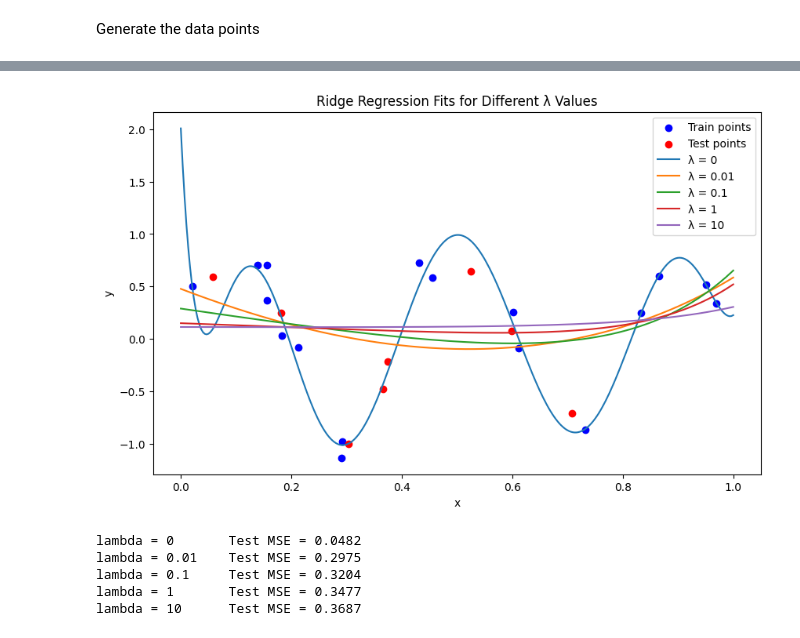
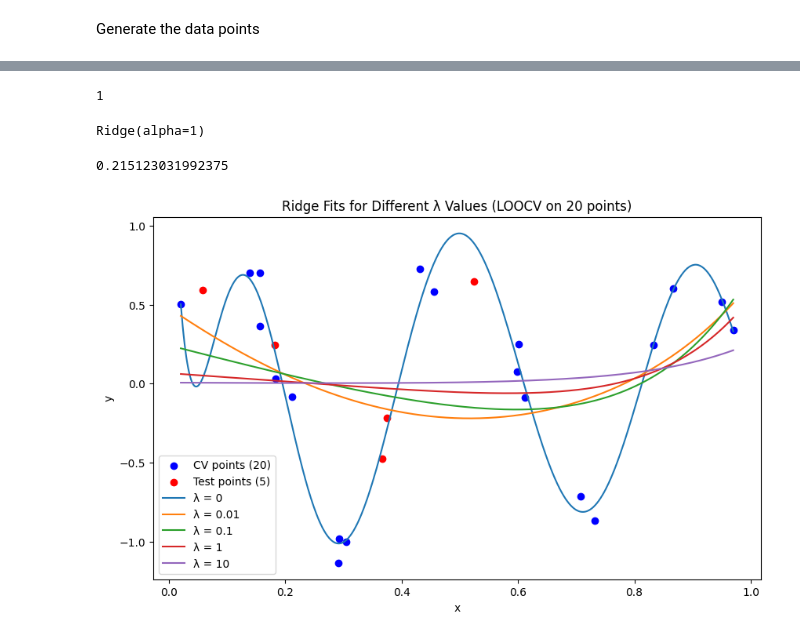
Before and after one commit to Ahmad-K-Hamdan/Assignment-2, a Jupyter notebook: main.ipynb, the cells around one changed output, grey strips where cells are left out. Saved outputs shown, nothing was run; the diff lists cells and outputs as text; code cells hidden in the pictures.

Commit message:
Trying out LOOCV

```diff
--- a/main.ipynb
+++ b/main.ipynb
@@ -20,8 +20,8 @@ eps = np.random.uniform(-0.3, 0.3, n)
 y = np.sin(5 * np.pi * x) + eps
 X = np.column_stack([x**k for k in range(degree + 1)])
 
-X_train, X_test, y_train, y_test, x_train, x_test = train_test_split(
-    X, y, x, test_size=0.3, random_state=2)
+X_temp, X_test, y_temp, y_test, x_temp, x_test = train_test_split(
+    X, y, x, test_size=5, random_state=2)
 
-X_train.shape, X_test.shape
+X_temp.shape, X_test.shape
 # %% [output]
@@ -42,31 +62,43 @@ for lam in lambdas:
+# %%
+best_lambda = min(cv_errors, key=cv_errors.get)
+best_lambda
+# %% [output]
+1
+# %%
+final_model = Ridge(alpha=best_lambda)
+final_model.fit(X_cv, y_cv)
+# %% [output]
+Ridge(alpha=1)
+# %%
+y_pred_test = final_model.predict(X_test)
+test_mse = mean_squared_error(y_test, y_pred_test)
+test_mse
+# %% [output]
+0.215123031992375
 # %%
 plt.figure(figsize=(10,6))
 
-# Scatter true train and test points
-plt.scatter(x_train, y_train, label="Train points", color='blue')
-plt.scatter(x_test, y_test, label="Test points", color='red')
+# plot train (20 points) and test (5 points)
+plt.scatter(x_cv, y_cv, color='blue', label='CV points (20)')
+plt.scatter(x_test, y_test, color='red', label='Test points (5)')
 
-grid = np.linspace(0, 1, 300)
+# grid for curves
+grid = np.linspace(x.min(), x.max(), 600)
+X_grid = np.column_stack([grid**k for k in range(degree + 1)])
 
+# plot all λ curves
+lambdas = [0, 0.01, 0.1, 1, 10]
+# lambdas = [1]
 for lam in lambdas:
-    plt.plot(grid, y_preds[lam], label=f"λ = {lam}")
+    model = Ridge(alpha=lam)
+    model.fit(X_cv, y_cv)
+    y_pred_grid = model.predict(X_grid)
+    plt.plot(grid, y_pred_grid, label=f"λ = {lam}")
 
-plt.legend()
-plt.title("Ridge Regression Fits for Different λ Values")
+plt.title("Ridge Fits for Different λ Values (LOOCV on 20 points)")
 plt.xlabel("x")
 plt.ylabel("y")
+plt.legend()
 plt.show()
 # %% [output]
-[figure, old version]
+[figure, new version]
-# %%
-for lam in lambdas:
-    model = models[lam]
-    y_pred_test = model.predict(X_test)
-    mse = mean_squared_error(y_test, y_pred_test)
-    print(f"lambda = {lam:<5}   Test MSE = {mse:.4f}")
-# %% [output]
-lambda = 0       Test MSE = 0.0482
-lambda = 0.01    Test MSE = 0.2975
-lambda = 0.1     Test MSE = 0.3204
-lambda = 1       Test MSE = 0.3477
-lambda = 10      Test MSE = 0.3687
```
Also changed, not shown: parts of 3 cells of this notebook.
